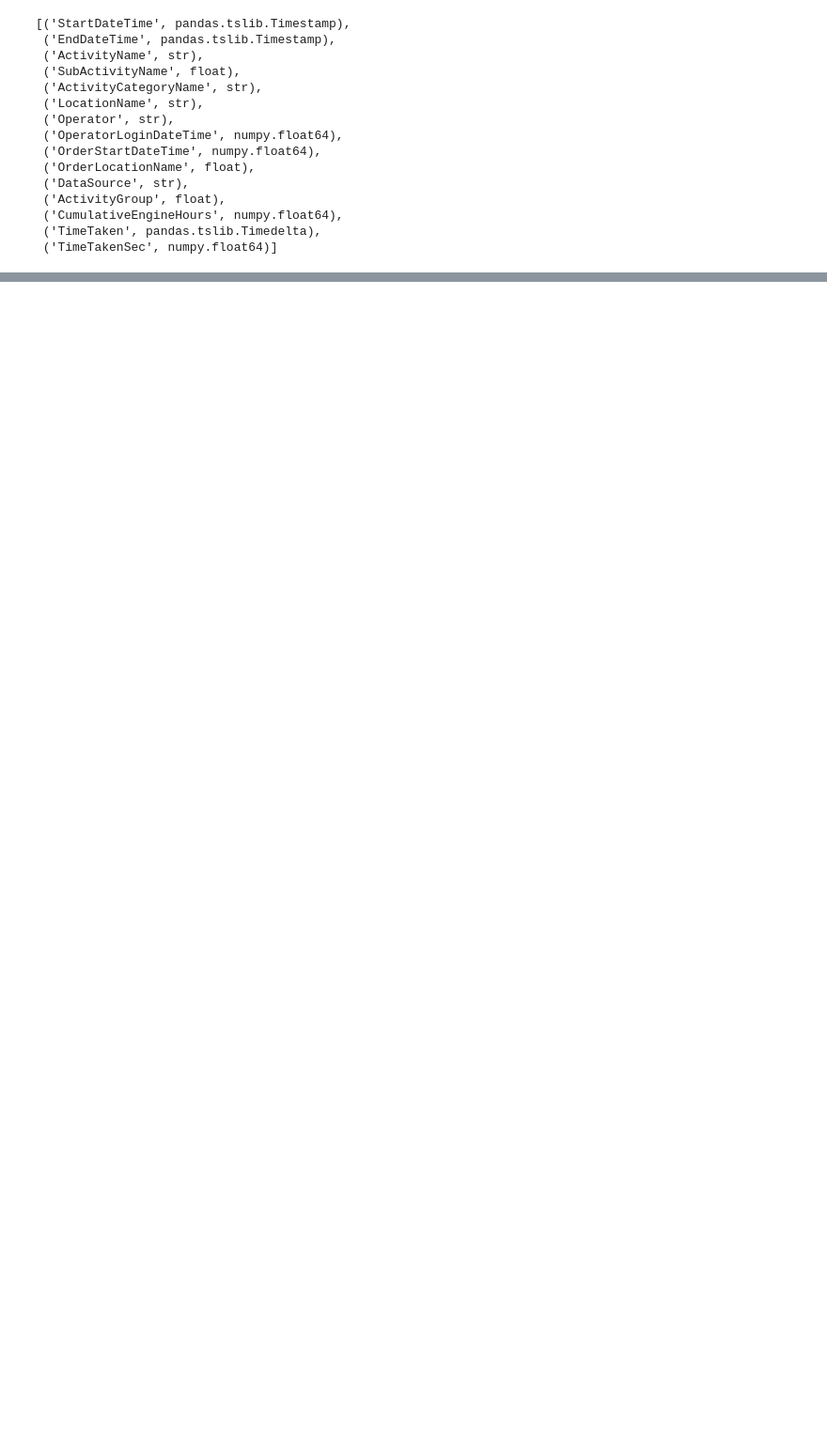
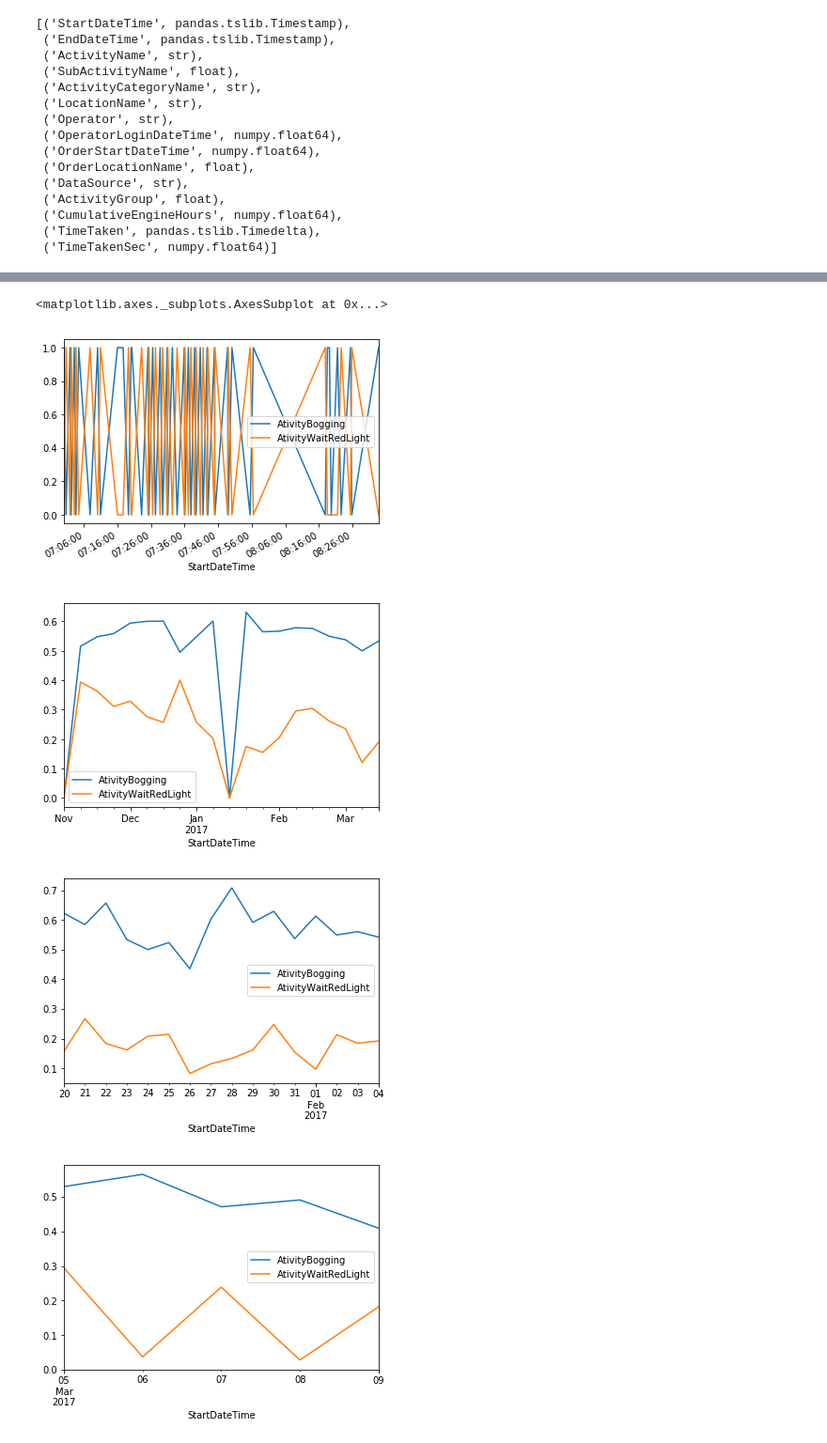
Before and after one commit to saramic/roxoff, a Jupyter notebook: prelim_analysis/Equipment task overview.ipynb, the cells around one changed output, grey strips where cells are left out. Shown at 94% size. Saved outputs shown, nothing was run; the diff lists cells and outputs as text; code cells hidden in the pictures; blank space fills up the shorter version.

```diff
--- a/prelim_analysis/Equipment task overview.ipynb
+++ b/prelim_analysis/Equipment task overview.ipynb
@@ -138,0 +212,24 @@ list(zip(df_min.columns, [type(x) for x in df_min.ix[0,:]]))
+# %%
+# TODO need better markspace without the diagonal ramp and up and down view
+df_min['AtivityBogging'] = df_min['ActivityName'].apply(lambda x: 1 if (x == 'Bogging') else 0)
+df_min['AtivityWaitRedLight'] = df_min['ActivityName'].apply(lambda x: 1 if (x == 'Wait Red Light') else 0)
+
+# instantneous for an hour
+df_min[['AtivityBogging', 'AtivityWaitRedLight']]['2016-11-11 07' : '2016-11-11 08'].plot()
+
+# all time averaged weekly
+df_weekly = df_min.resample("W")
+df_weekly[['AtivityBogging', 'AtivityWaitRedLight']].plot()
+
+# all time averaged weekly
+df_daily = df_min.resample("D")
+# low period end Jan
+df_daily[['AtivityBogging', 'AtivityWaitRedLight']]['2017-01-20' : '2017-02-04'].plot()
+# low period mid Mar
+df_daily[['AtivityBogging', 'AtivityWaitRedLight']]['2017-03-05' : '2017-03-09'].plot()
+# %% [output]
+<matplotlib.axes._subplots.AxesSubplot at 0x...>
+[figure, added]
+[figure, added]
+[figure, added]
+[figure, added]
```
Also changed, not shown: parts of 8 cells of this notebook.
